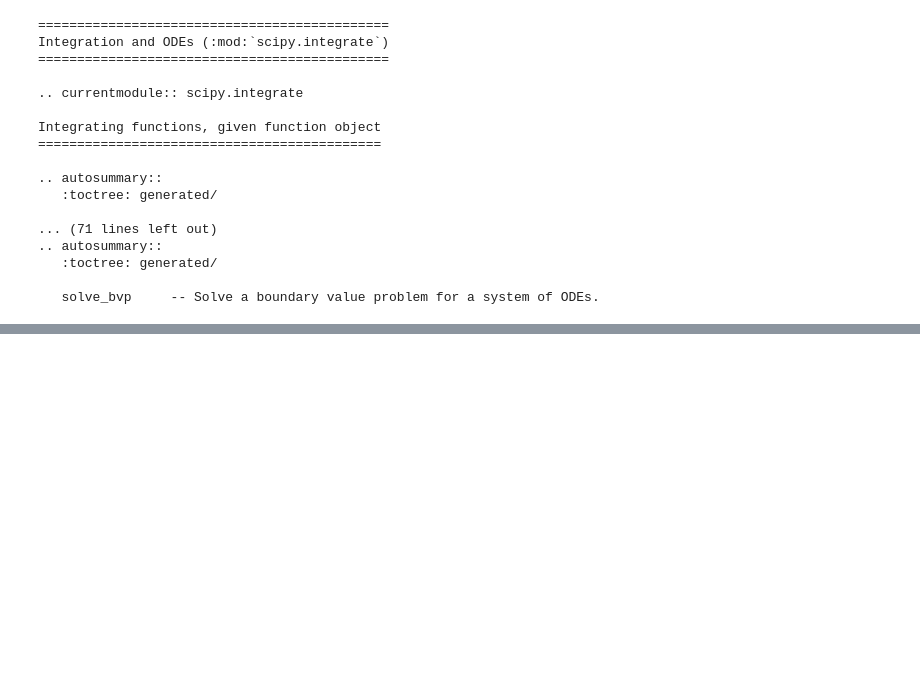
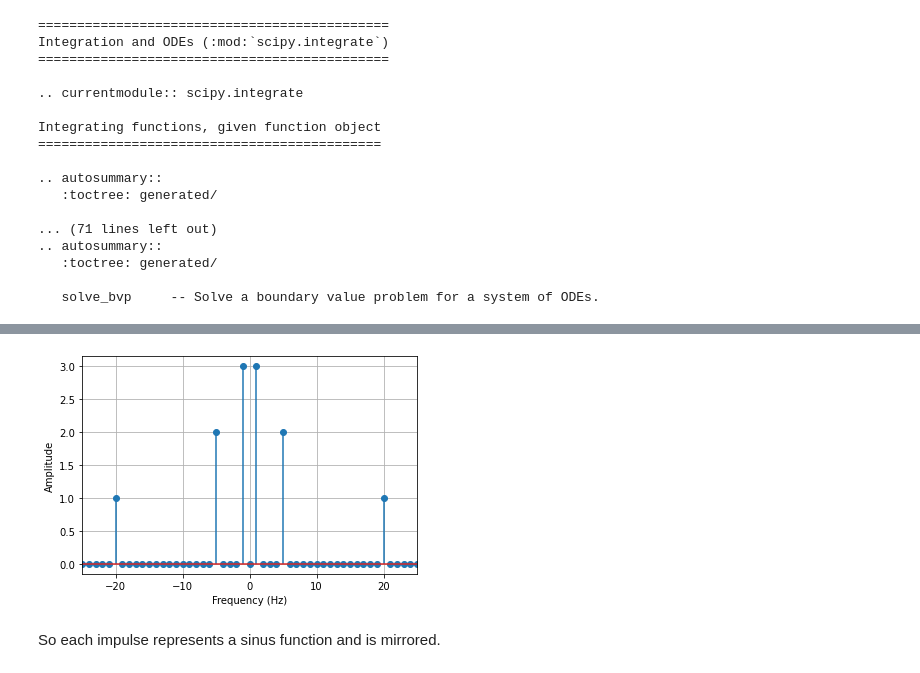
Before and after one commit to skacem/Learning-Machine-Learning, a Jupyter notebook: Scipy-Lecture-Notes/102_scipy.ipynb, the cells around one changed output, grey strips where cells are left out. Drawn from its saved outputs; the diff is of its cells as text; code cells hidden in the pictures; blank space fills up the shorter version.

```diff
--- a/Scipy-Lecture-Notes/102_scipy.ipynb
+++ b/Scipy-Lecture-Notes/102_scipy.ipynb
@@ -568,0 +610,13 @@ Integrating functions, given function object
+# %%
+A = fftpack.fft(x)
+freq = fftpack.fftfreq(len(x)) * freq_samp * 2
+# %%
+plt.stem(freq,np.abs(A)/freq_samp,use_line_collection=True)
+plt.xlim(-25,25)
+plt.xlabel('Frequency (Hz)')
+plt.ylabel('Amplitude')
+plt.grid()
+# %% [output]
+[figure, added]
+# %% [markdown]
+So each impulse represents a sinus function and is mirrored.
```
Also changed, not shown: parts of 6 cells of this notebook.
